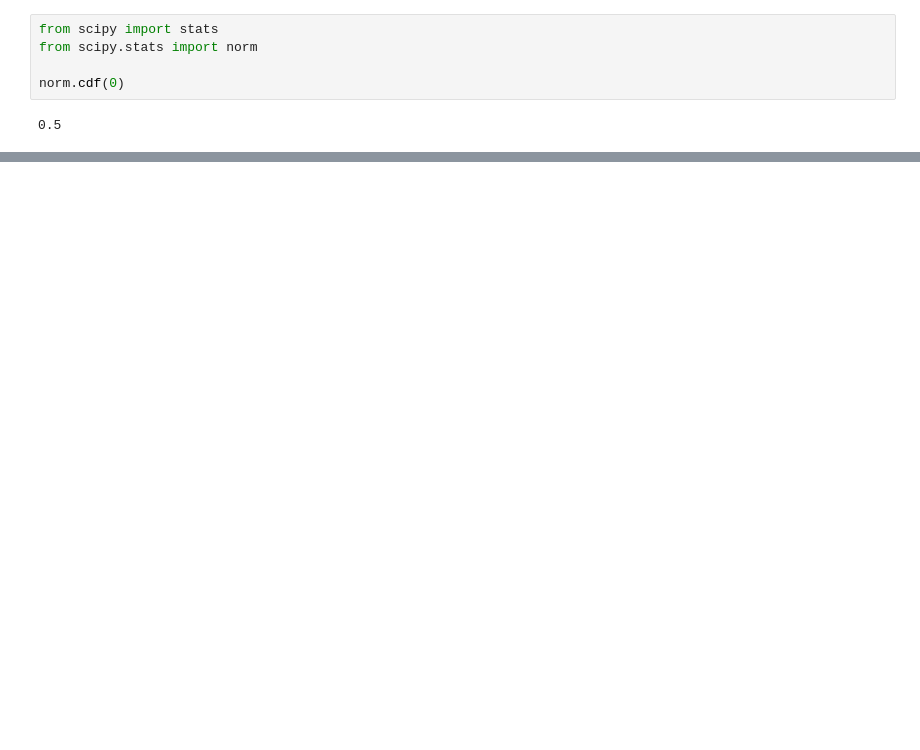
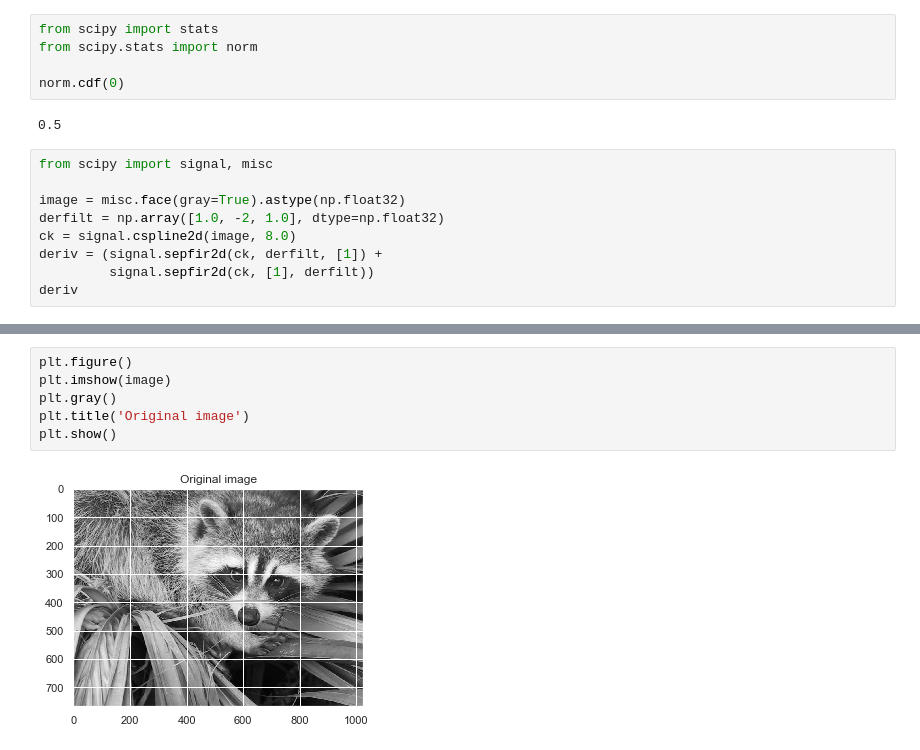
Before and after one commit to rmutalik/ongoing-project, a Jupyter notebook: MIMIC-III.ipynb, the cells around one changed output, grey strips where cells are left out. Drawn from its saved outputs; the diff is of its cells as text; blank space fills up the shorter version.

Commit message:
Scipy signal processing

```diff
--- a/MIMIC-III.ipynb
+++ b/MIMIC-III.ipynb
@@ -725,3 +725,12 @@ from scipy.stats import norm
 norm.cdf(0)
 # %% [output]
 0.5
+# %%
+from scipy import signal, misc
+
+image = misc.face(gray=True).astype(np.float32)
+derfilt = np.array([1.0, -2, 1.0], dtype=np.float32)
+ck = signal.cspline2d(image, 8.0)
+deriv = (signal.sepfir2d(ck, derfilt, [1]) +
+         signal.sepfir2d(ck, [1], derfilt))
+deriv
@@ -727,0 +751,8 @@ norm.cdf(0)
+# %%
+plt.figure()
+plt.imshow(image)
+plt.gray()
+plt.title('Original image')
+plt.show()
+# %% [output]
+[figure, added]
```
Also changed, not shown: parts of 21 cells of this notebook.
